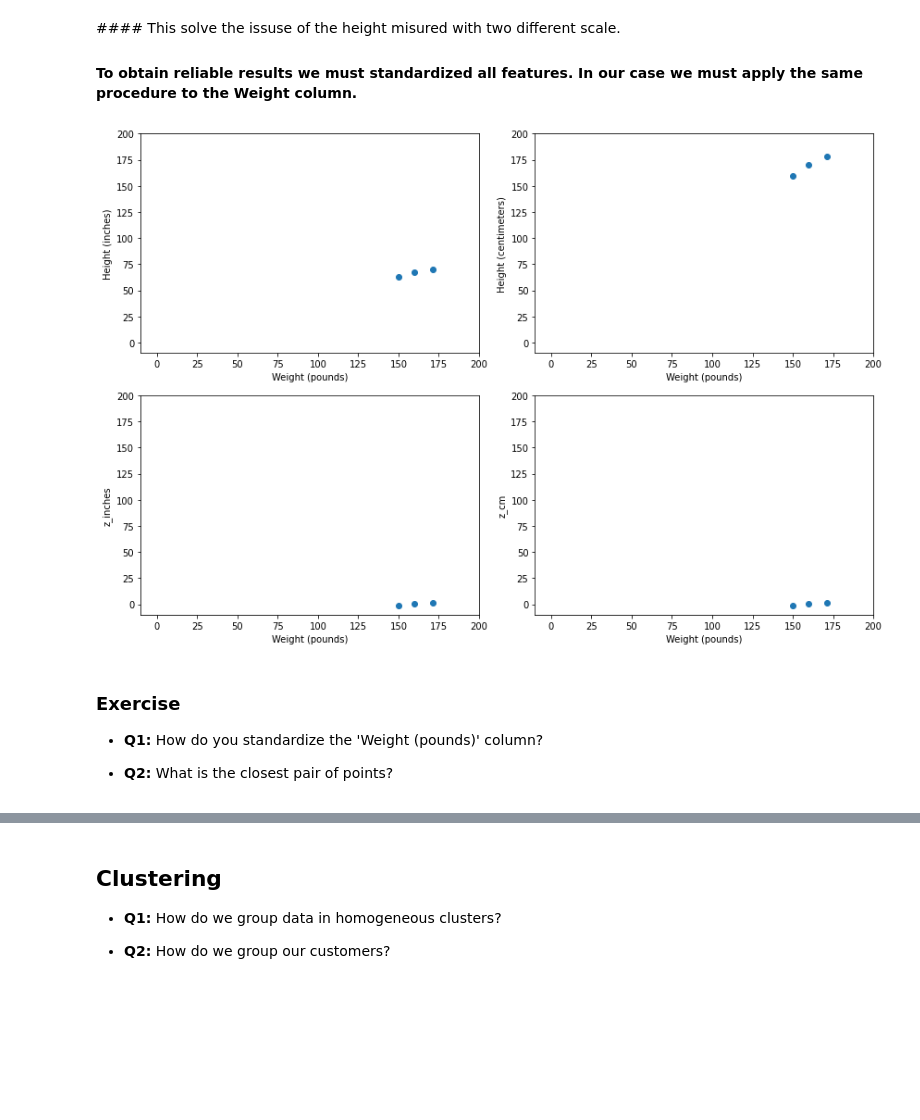
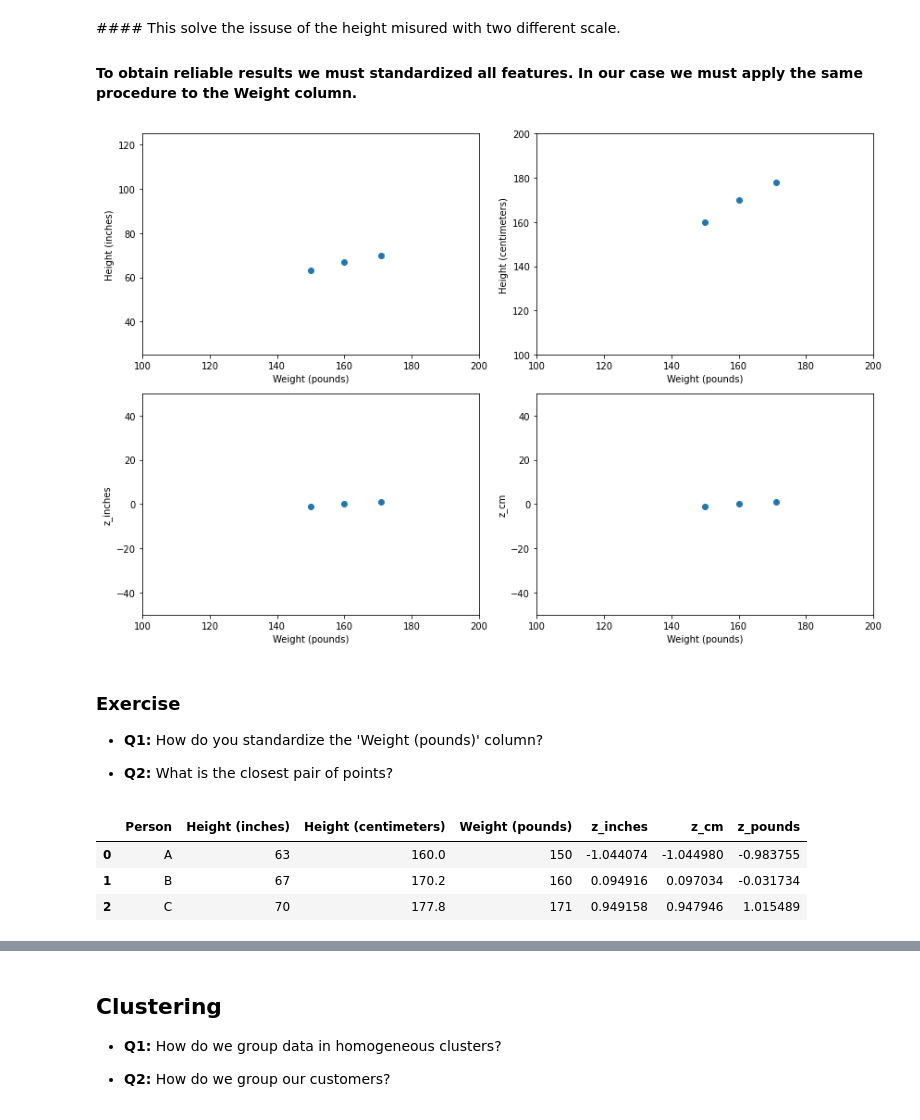
Before and after one commit to steguar/DAIL, a Jupyter notebook: Lecture_3/Lecture_3_RFM_model.ipynb, the cells around one changed output, grey strips where cells are left out. Cells and saved outputs as stored; diff of their text form; code cells hidden in the pictures; blank space fills up the shorter version.

```diff
--- a/Lecture_3/Lecture_3_RFM_model.ipynb
+++ b/Lecture_3/Lecture_3_RFM_model.ipynb
@@ -133,37 +133,37 @@ BC: 11.03 - 11.03
 # %%
 import matplotlib.pyplot as plt
 %matplotlib inline
 
 fig, axs = plt.subplots(nrows=2, ncols=2, figsize=(12, 8))
 
 axs[0,0].scatter(df['Weight (pounds)'], df['Height (inches)'])
 axs[0,0].set_xlabel('Weight (pounds)') # Add an x-label to the axes.
 axs[0,0].set_ylabel('Height (inches)') # Add a y-label to the axes.
-axs[0,0].set_xlim(-10,200)
-axs[0,0].set_ylim(-10,200)
+axs[0,0].set_ylim(25,125)
+axs[0,0].set_xlim(100,200)
 
 axs[0,1].scatter(df['Weight (pounds)'], df['Height (centimeters)'])
 axs[0,1].set_xlabel('Weight (pounds)') # Add an x-label to the axes.
 axs[0,1].set_ylabel('Height (centimeters)') # Add a y-label to the axes.
-axs[0,1].set_xlim(-10,200)
-axs[0,1].set_ylim(-10,200)
+axs[0,1].set_ylim(100,200)
+axs[0,1].set_xlim(100,200)
 
 axs[1,0].scatter(df['Weight (pounds)'], df['z_inches'])
 axs[1,0].set_xlabel('Weight (pounds)') # Add an x-label to the axes.
 axs[1,0].set_ylabel('z_inches') # Add a y-label to the axes.
-axs[1,0].set_xlim(-10,200)
-axs[1,0].set_ylim(-10,200)
+axs[1,0].set_ylim(-50,50)
+axs[1,0].set_xlim(100,200)
 
 axs[1,1].scatter(df['Weight (pounds)'], df['z_cm'])
 axs[1,1].set_xlabel('Weight (pounds)') # Add an x-label to the axes.
 axs[1,1].set_ylabel('z_cm') # Add a y-label to the axes.
-axs[1,1].set_xlim(-10,200)
-axs[1,1].set_ylim(-10,200)
+axs[1,1].set_ylim(-50,50)
+axs[1,1].set_xlim(100,200)
 
 fig.tight_layout()
 fig.show()
 # %% [output]
-[figure, old version]
+[figure, new version]
 # %% [markdown]
 ### **Exercise**
 
@@ -172,0 +175,7 @@ fig.show()
+# %%
+df
+# %% [output]
+|  | Person | Height (inches) | Height (centimeters) | Weight (pounds) | z_inches | z_cm | z_pounds |
+| 0 | A | 63 | 160.0 | 150 | -1.044074 | -1.044980 | -0.983755 |
+| 1 | B | 67 | 170.2 | 160 | 0.094916 | 0.097034 | -0.031734 |
+| 2 | C | 70 | 177.8 | 171 | 0.949158 | 0.947946 | 1.015489 |
```
Also changed, not shown: parts of 15 cells of this notebook, 4 other files.
